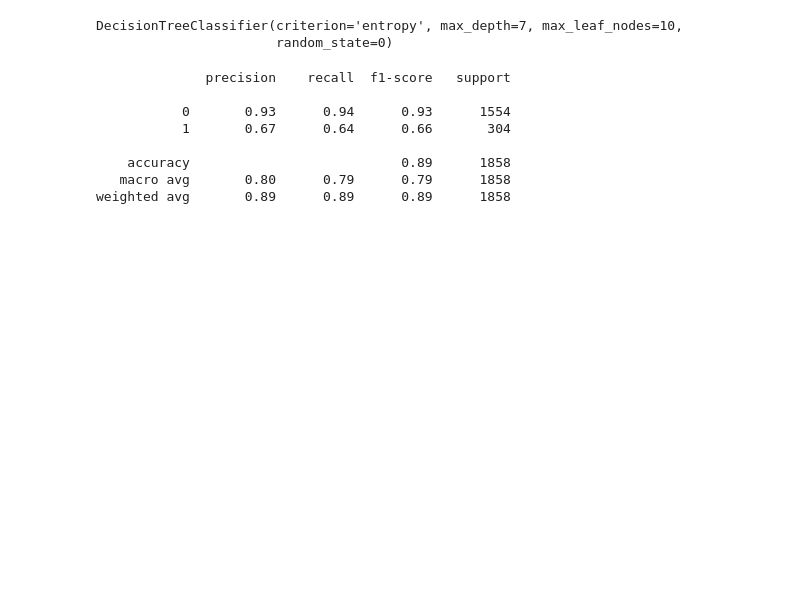
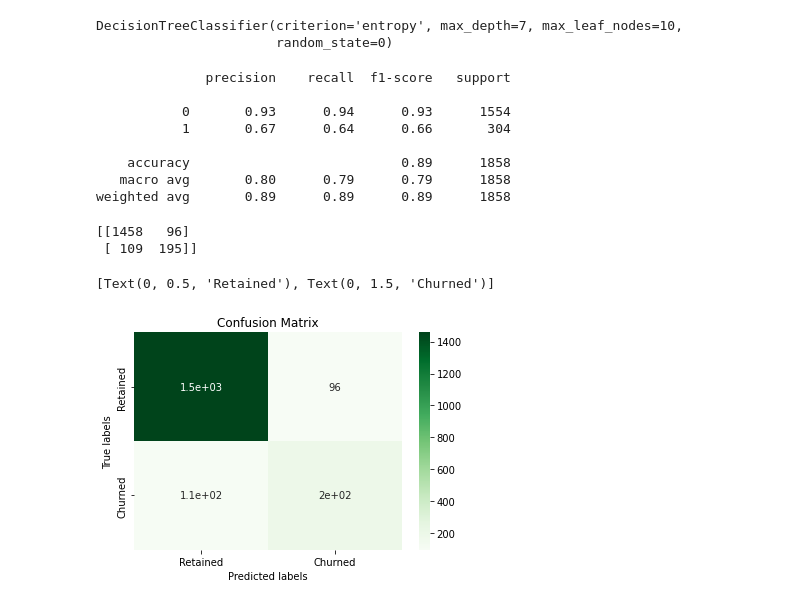
Before and after one commit to amrita-sarkar1/Ecommerce-Churn, a Jupyter notebook: ECommerce_Churn.ipynb, the cells around one changed output. Cells and saved outputs as stored; diff of their text form; code cells hidden in the pictures; blank space fills up the shorter version.

```diff
--- a/ECommerce_Churn.ipynb
+++ b/ECommerce_Churn.ipynb
@@ -301,6 +301,25 @@ print(cr)
     accuracy                           0.89      1858
    macro avg       0.80      0.79      0.79      1858
 weighted avg       0.89      0.89      0.89      1858
+# %%
+labels = ['Retained', 'Churned']
+cm = confusion_matrix(y_test, y_predicted)
+print(cm)
+
+ax= plt.subplot()
+sns.heatmap(cm, annot=True, ax = ax, cmap = 'Greens'); #annot=True to annotate cells
+
+# labels, title and ticks
+ax.set_xlabel('Predicted labels')
+ax.set_ylabel('True labels')
+ax.set_title('Confusion Matrix')
+ax.xaxis.set_ticklabels(labels)
+ax.yaxis.set_ticklabels(labels)
+# %% [output]
+[[1458   96]
+ [ 109  195]]
+[Text(0, 0.5, 'Retained'), Text(0, 1.5, 'Churned')]
+[figure, added]
 # %%
 from sklearn.tree import export_graphviz
 from sklearn import tree
```
Also changed, not shown: parts of 2 cells of this notebook.
